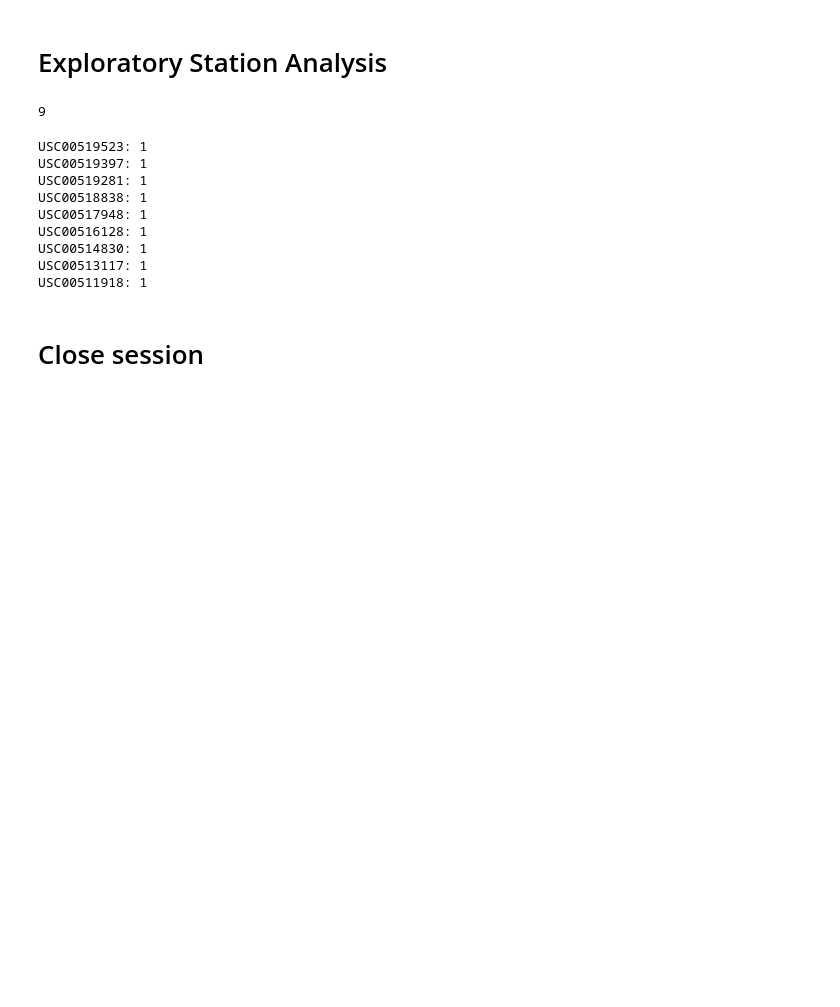
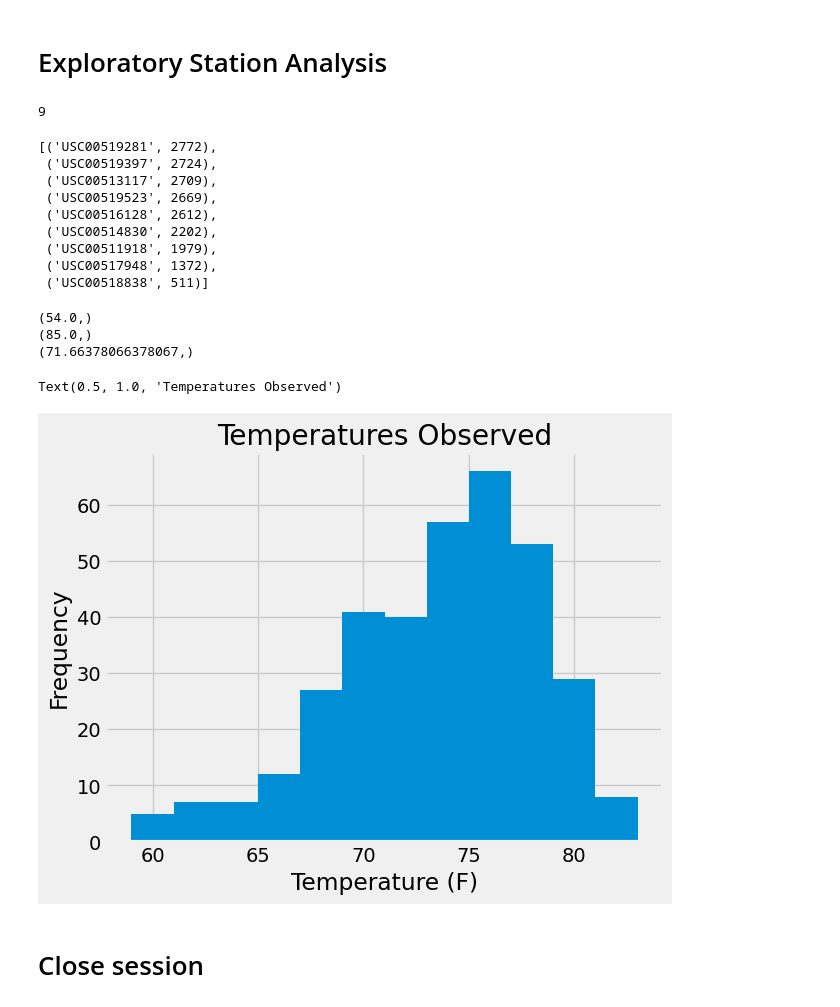
Before and after one commit to lorenaegea/sqlalchemy_challenge, a Jupyter notebook: SurfsUp/climate_starter.ipynb, the cells around one changed output. Drawn from its saved outputs; the diff is of its cells as text; code cells hidden in the pictures; blank space fills up the shorter version.

Commit message:
add Exploratory Precipitation and Station Analysis, and Climate App

```diff
--- a/SurfsUp/climate_starter.ipynb
+++ b/SurfsUp/climate_starter.ipynb
@@ -149,7 +32,7 @@ Base.classes.keys()
 # %%
 # Save references to each table
 # assign automapped tables to respective variables
-measurements = Base.classes.measurement
+measurement = Base.classes.measurement
 station = Base.classes.station
 # %%
 # Create our session (link) from Python to the DB
@@ -173,12 +56,13 @@ Most Recent Date: ('2017-08-23',)
 # '2017-08-23'
 
 # Calculate the date one year from the last date in data set.
-year_before = dt.date(2017,8,23) - dt.timedelta(days=365)
+last_date = dt.date(2017,8,23)
+year_before = last_date - dt.timedelta(days=365)
 
 # Perform a query to retrieve the date and precipitation scores
-prcp_data = session.query(measurements.date, measurements.prcp).\
-    filter(measurements.date >= '2016-08-23', measurements.date <= '2017-08-23').\
-    filter(measurements.prcp.isnot(None)).all()
+prcp_data = session.query(measurement.date, measurement.prcp).\
+    filter(measurement.date >= year_before, measurement.date <= last_date).\
+    filter(measurement.prcp.isnot(None)).all()
 #prcp_data
 
 # Save the query results as a Pandas DataFrame and set the index to the date column
@@ -194,6 +78,7 @@ plt.xticks(rotation=90)
 plt.ylabel('Inches')
 plt.xlabel('Date')
 plt.legend(loc='upper right')
+plt.title('Precipitation in Hawaii')
 plt.tight_layout()
 plt.show()
 # %% [output]
@@ -221,21 +106,18 @@ session.query(station).count()
 # %%
 # Design a query to find the most active stations (i.e. what stations have the most rows?)
 # List the stations and the counts in descending order.
+stations_count = session.query(measurement.station, func.count(measurement.station)).\
+                  group_by(measurement.station).\
+                  order_by(func.count(measurement.station).desc()).all()
 
-stations_count = session.query(station.station, func.count(station.id)).\
-                  group_by(station.station).\
-                  order_by(func.count(station.id).desc()).all()
-
-# print the results
-for station, count in stations_count:
-    print(f'{station}: {count}')
+stations_count
 # %% [output]
-USC00519523: 1
-USC00519397: 1
-USC00519281: 1
-USC00518838: 1
-USC00517948: 1
-USC00516128: 1
-USC00514830: 1
-USC00513117: 1
-USC00511918: 1
+[('USC00519281', 2772),
+ ('USC00519397', 2724),
+ ('USC00513117', 2709),
+ ('USC00519523', 2669),
+ ('USC00516128', 2612),
+ ('USC00514830', 2202),
+ ('USC00511918', 1979),
+ ('USC00517948', 1372),
+ ('USC00518838', 511)]
@@ -244,6 +124,36 @@ USC00511918: 1
+# %%
+# Using the most active station id from the previous query, calculate the lowest, highest, and average temperature.
+min_temp = session.query(func.min(measurement.tobs)).filter(measurement.station == 'USC00519281')
+for temp in min_temp:
+    print(temp)
+
+max_temp = session.query(func.max(measurement.tobs)).filter(measurement.station == 'USC00519281')
+for temp in max_temp:
+    print(temp)
+
+avg_temp = session.query(func.avg(measurement.tobs)).filter(measurement.station == 'USC00519281')
+for temp in avg_temp:
+    print(temp)
+# %% [output]
+(54.0,)
+(85.0,)
+(71.66378066378067,)
 # %%
 # Using the most active station id
 # Query the last 12 months of temperature observation data for this station and plot the results as a histogram
+temp_data = session.query(measurement.tobs).\
+    filter(measurement.station == 'USC00519281').\
+    filter(measurement.date >= year_before, measurement.date <= last_date)
+
+temp_data = pd.DataFrame(temp_data)
+
+temp_histogram = temp_data.hist(bins=12)
+plt.xlabel('Temperature (F)')
+plt.ylabel('Frequency')
+plt.title('Temperatures Observed')
+# %% [output]
+Text(0.5, 1.0, 'Temperatures Observed')
+[figure, added]
 # %% [markdown]
 # Close session
 # %%
```
Also changed, not shown: parts of 7 cells of this notebook, 3 other files.
